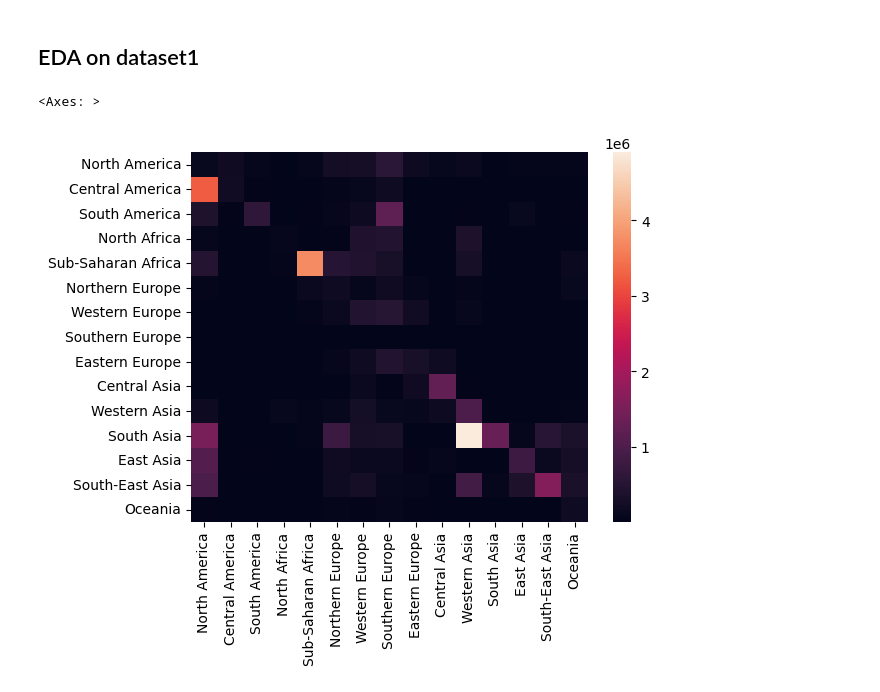
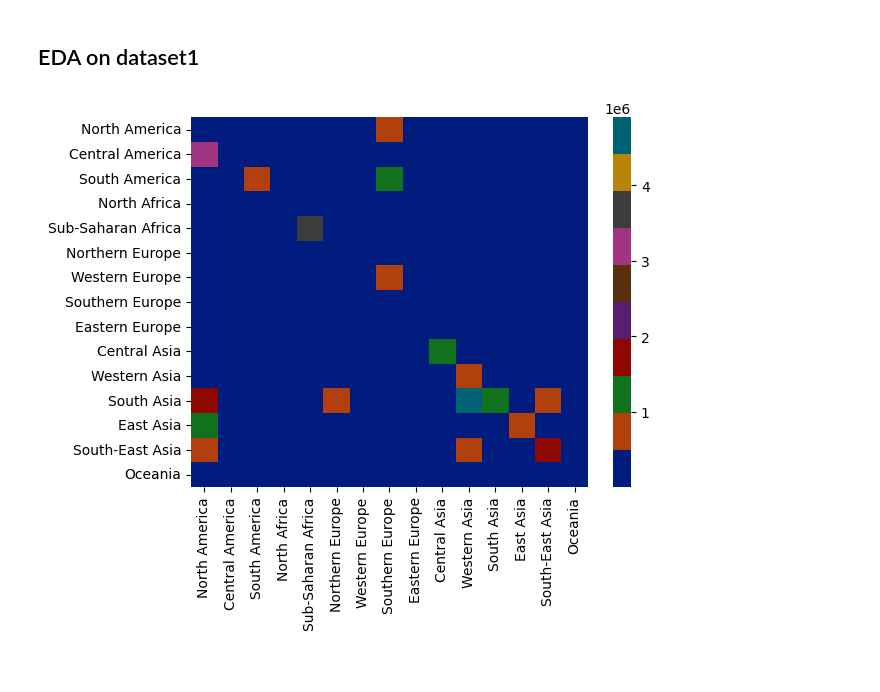
Before and after one commit to yassprogramme/Stat-App, a Jupyter notebook: Notebooks/EDA.ipynb, the cells around one changed output. Drawn from its saved outputs; the diff is of its cells as text; code cells hidden in the pictures.

```diff
--- a/Notebooks/EDA.ipynb
+++ b/Notebooks/EDA.ipynb
@@ -16,8 +16,9 @@ columns = ['North America', 'Central America', 'South America', 'North Africa',
                'Southern Europe', 'Eastern Europe', 'Central Asia', 'Western Asia', 'South Asia', 'East Asia', 'South-East Asia', 'Oceania']
 df1.index = columns
 df1 = df1[columns]
-# %%
-sns.heatmap(df1)
-# %% [output]
-<Axes: >
-[figure, removed]
+# %%
+custom_palette = sns.color_palette("dark", as_cmap=True)
+sns.heatmap(df1, cmap=custom_palette)
+plt.show()
+# %% [output]
+[figure, added]
```
Also changed, not shown: parts of 5 cells of this notebook, 1 other file.
